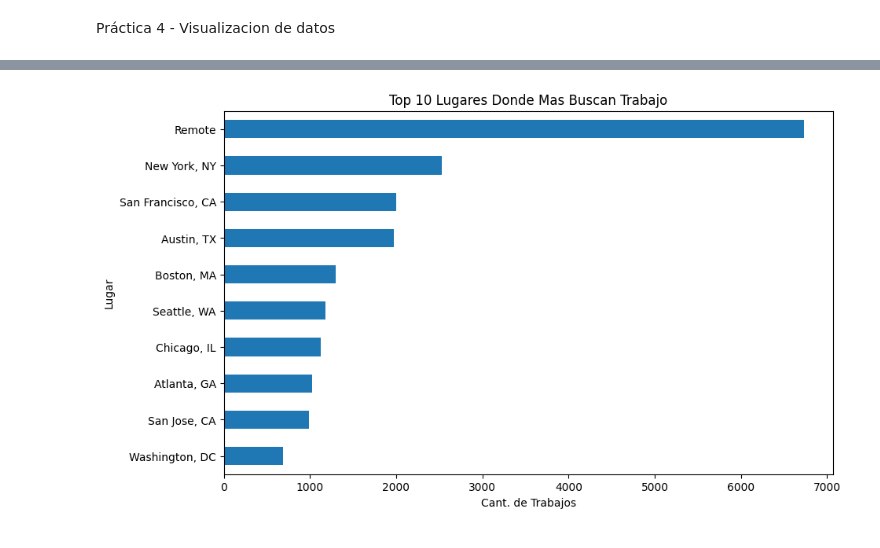
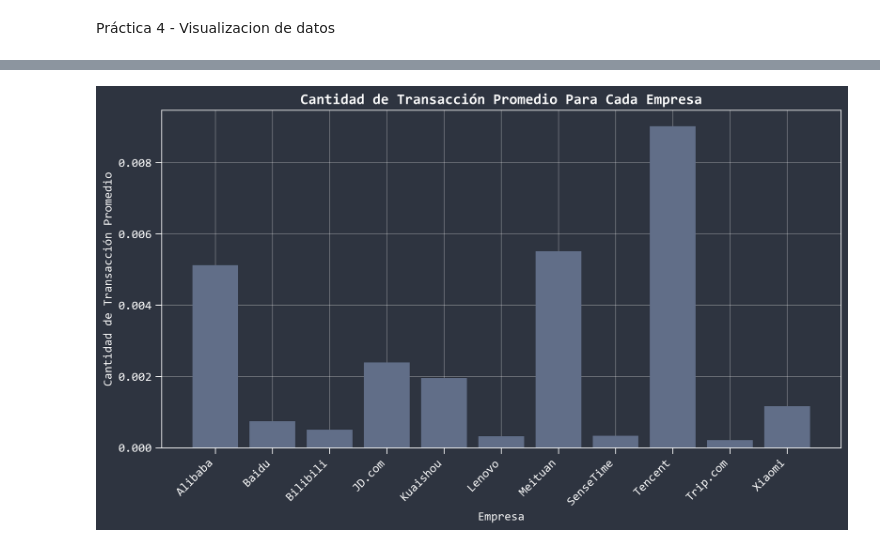
Before and after one commit to aylin-vdo/Mineria-de-Datos-Tareas, a Jupyter notebook: practica4.ipynb, the cells around one changed output, grey strips where cells are left out. Cells and saved outputs as stored; diff of their text form; code cells hidden in the pictures.

```diff
--- a/practica4.ipynb
+++ b/practica4.ipynb
@@ -47,13 +3,30 @@ plt.show()
-# %%
-top_locations = df['location'].value_counts().head(10)
-
-plt.figure(figsize=(10, 6))
-top_locations.plot(kind='barh')
-plt.xlabel('Cant. de Trabajos')
-plt.ylabel('Lugar')
-plt.title('Top 10 Lugares Donde Mas Buscan Trabajo')
-plt.gca().invert_yaxis()
-
-plt.show()
-# %% [output]
-[figure, removed]
+# %%
+import pandas as pd
+
+# Creamos el dataframe
+df = pd.read_csv('China_Tech_HK.csv')
+# %%
+import matplotlib.pyplot as plt
+
+# Calculamos la cantidad promedio por empresa
+cant_prom_por_empresa = df.groupby('ts_code')['amount'].mean().reset_index()
+
+# Describimos el tamaño de nuestra grafica
+plt.figure(figsize=(12, 6))
+
+# Agrego mi estilo y dpi preferidos
+plt.style.use('miestilo.mplstyle')
+plt.rcParams['figure.dpi'] = 300
+plt.rcParams['savefig.dpi'] = 300
+
+# Bar plot
+plt.bar(cant_prom_por_empresa['ts_code'], cant_prom_por_empresa['amount'], color='#616e88')
+plt.title('Cantidad de Transacción Promedio Para Cada Empresa')
+plt.xlabel('Empresa')
+plt.ylabel('Cantidad de Transacción Promedio')
+plt.xticks(rotation=45, ha='right')
+
+plt.savefig('cant_promedio_por_empresa.png', transparent=False, facecolor='#2e3440')
+plt.show()
+# %% [output]
+[figure, added]
```
Also changed, not shown: parts of 4 cells of this notebook, 12 other files.
